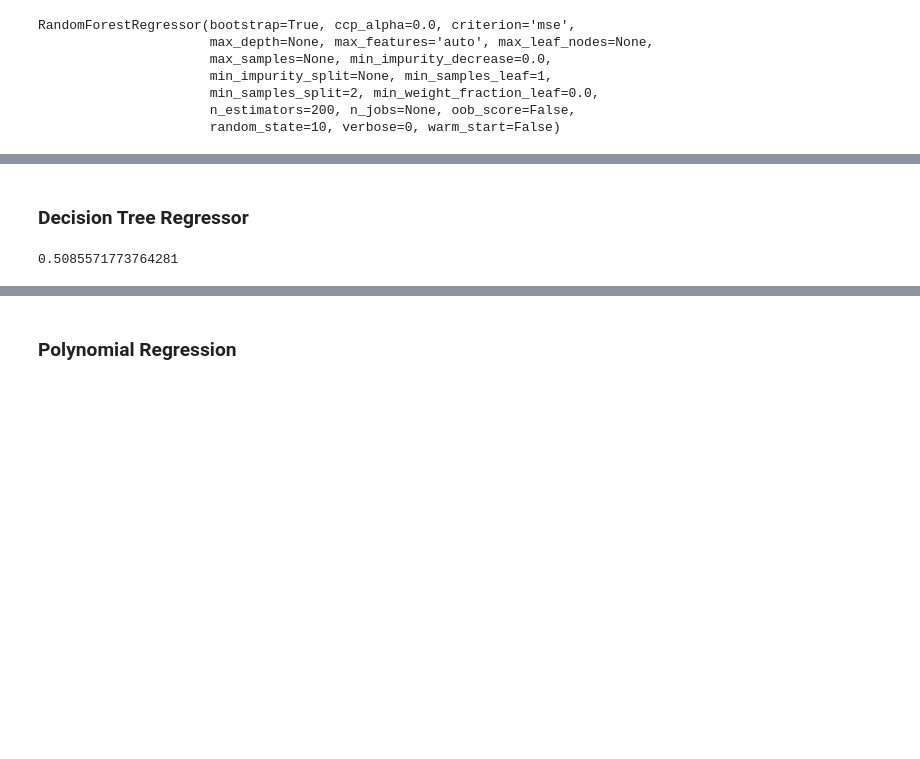
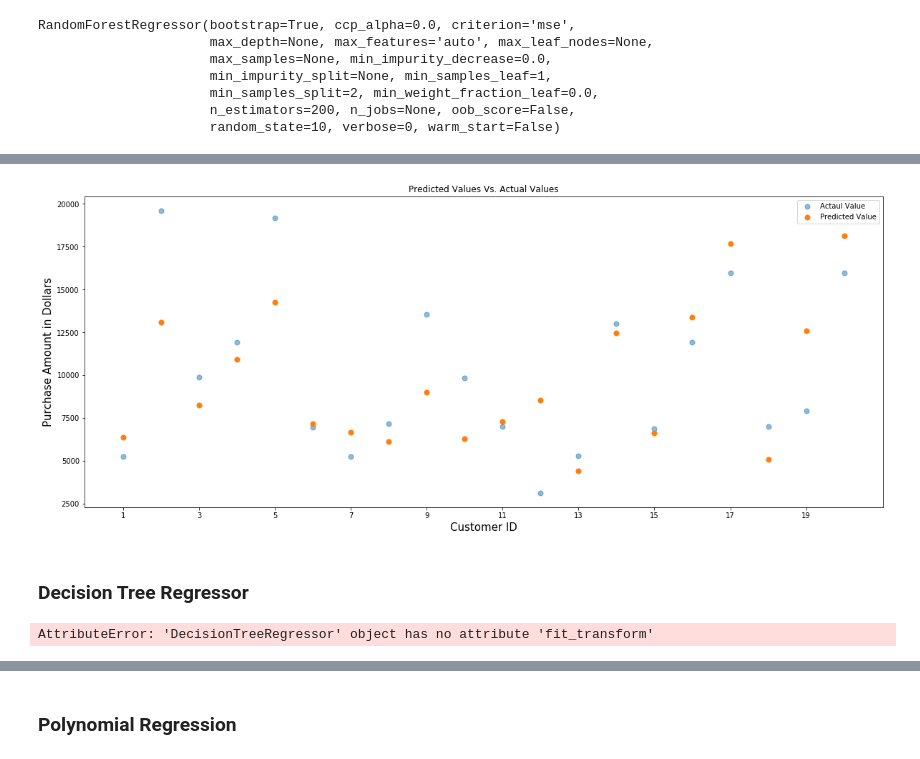
Before and after one commit to joseh4/Predicting_Black_Friday_Shopping_Purcahses, a Jupyter notebook: modeling_with_PCA_and_scaling.ipynb, the cells around one changed output, grey strips where cells are left out. Drawn from its saved outputs; the diff is of its cells as text; code cells hidden in the pictures; blank space fills up the shorter version.

Commit message:
graphed random forest and polynomial regression predicted vs actual values

```diff
--- a/modeling_with_PCA_and_scaling.ipynb
+++ b/modeling_with_PCA_and_scaling.ipynb
@@ -207,7 +208,7 @@ component_df
 | 550067 | -2908.526892 | 1907.585034 | -12.546655 | -2.949840 | 10.693022 | -0.439608 | 1.138597 | ... |
 550068 rows × 10 columns
 # %%
-kf= KFold(20, shuffle = True, random_state= 10)
+kf= KFold(35, shuffle = True, random_state= 10)
 # %%
 for a,b in kf.split(component_df):
     X_train, X_test = X_scaled[a], X_scaled[b]
@@ -317,0 +319,5 @@ list(y_pred)[:10]
+# %%
+y_test_dataframe = pd.DataFrame(y_test)
+y_test_dataframe.reset_index(drop = True, inplace = True)
+y_test_dataframe.rename(columns = {'Purchase':'Actual Value'}, inplace = True)
+y_test_dataframe.head()
@@ -317,0 +331,5 @@ list(y_pred)[:10]
+# %%
+y_pred_dataframe=pd.DataFrame(y_pred)
+y_pred_dataframe.reset_index(drop = True, inplace = True)
+y_pred_dataframe.rename(columns = {0:'Predicted Value'}, inplace = True)
+y_pred_dataframe.head()
@@ -317,0 +343,3 @@ list(y_pred)[:10]
+# %%
+combined_df = y_test_dataframe.merge(y_pred_dataframe, left_index = True, right_index = True)
+combined_df.head()
@@ -318,3 +353,15 @@ list(y_pred)[:10]
+# %%
+plt.figure(figsize = (20,8))
+plt.scatter(y = combined_df['Actual Value'][:20], x = range(1,21), alpha = 0.5, s = 50, label='Actaul Value')
+plt.scatter(y = combimed_df['Predicted Value'][:20], x = range(1,21), s = 50, label = 'Predicted Value')
+plt.xticks(range(1,21,2))
+plt.xlabel('Customer ID', fontsize = 15)
+plt.ylabel('Purchase Amount in Dollars', fontsize = 15)
+plt.title('Predicted Values Vs. Actual Values')
+plt.legend()
+plt.show()
+# %% [output]
+[figure, added]
 # %% [markdown]
 ### Decision Tree Regressor
 # %%
@@ -324,4 +369,4 @@ for_test = tree.fit(X_train, y_train)
-# %%
-for_test.score(X_test, y_test)
-# %% [output]
-0.5085571773764281
+# %%
+tree.fit_transform(X_train.values.reshape(1,-1), y_train)
+# %% [output]
+AttributeError: 'DecisionTreeRegressor' object has no attribute 'fit_transform'
```
Also changed, not shown: parts of 26 cells of this notebook.
